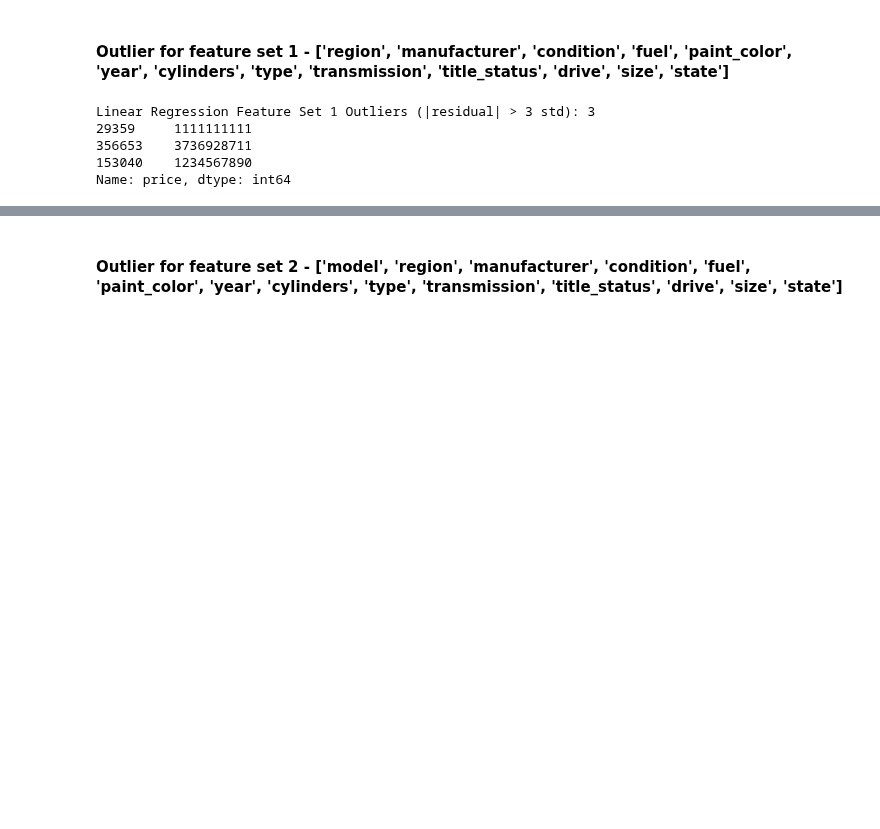
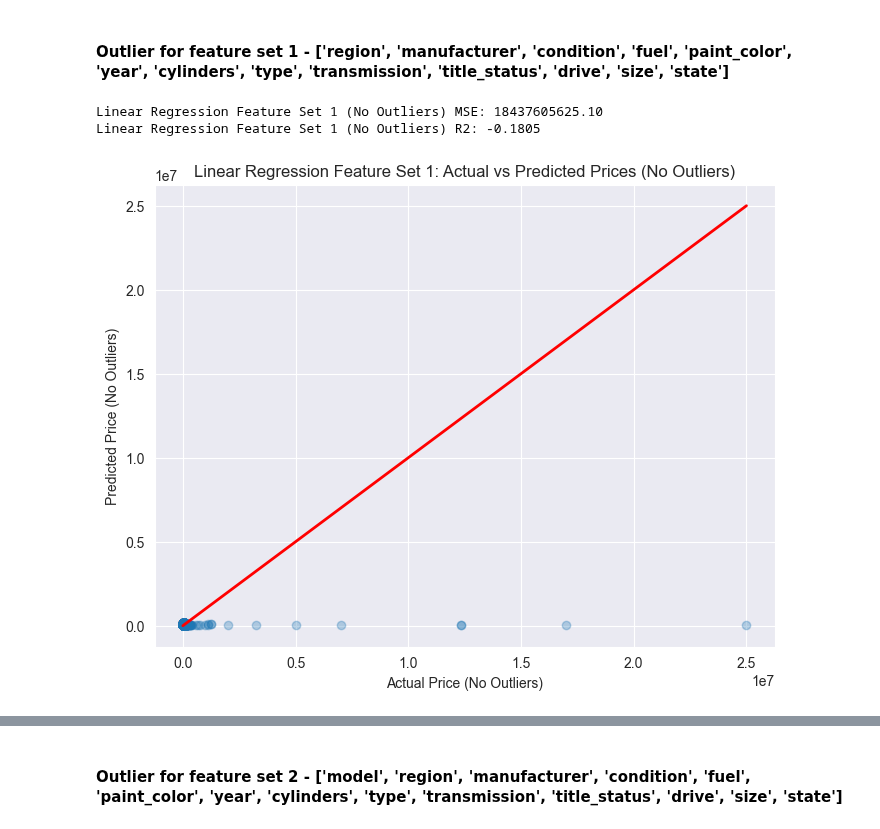
Before and after one commit to licyambrose/carpriceproject, a Jupyter notebook: used_car_price_v2.ipynb, the cells around one changed output, grey strips where cells are left out. Cells and saved outputs as stored; diff of their text form; code cells hidden in the pictures; blank space fills up the shorter version.

```diff
--- a/used_car_price_v2.ipynb
+++ b/used_car_price_v2.ipynb
@@ -788,20 +788,37 @@ title_status    0.000000
 ### Outlier Detection in Model Predictions
 # %% [markdown]
 #### Outlier for feature set 1 - ['region', 'manufacturer', 'condition', 'fuel', 'paint_color', 'year', 'cylinders', 'type', 'transmission', 'title_status', 'drive', 'size', 'state']
-# %%
-import numpy as np
-
-# Outlier detection for Linear Regression Feature Set 1
-residuals_lr1 = y1_test - y1_pred
-std_lr1 = np.std(residuals_lr1)
-mean_lr1 = np.mean(residuals_lr1)
-outlier_mask_lr1 = np.abs(residuals_lr1 - mean_lr1) > 3 * std_lr1
-outliers_lr1 = y1_test[outlier_mask_lr1]
-print(f'Linear Regression Feature Set 1 Outliers (|residual| > 3 std): {len(outliers_lr1)}')
-print(outliers_lr1)
-# %% [output]
-Linear Regression Feature Set 1 Outliers (|residual| > 3 std): 3
-29359     1111111111
-356653    3736928711
-153040    1234567890
-Name: price, dtype: int64
+# %%
+import numpy as np
+
+# Outlier detection for Linear Regression Feature Set 1
+residuals_lr1 = y1_test - y1_pred
+std_lr1 = np.std(residuals_lr1)
+mean_lr1 = np.mean(residuals_lr1)
+outlier_mask_lr1 = np.abs(residuals_lr1 - mean_lr1) > 3 * std_lr1
+# Remove outliers from test set
+X1_test_no_outliers = X1_test[~outlier_mask_lr1]
+y1_test_no_outliers = y1_test[~outlier_mask_lr1]
+# Predict again on filtered test set
+y1_pred_no_outliers = lr1.predict(X1_test_no_outliers)
+# Calculate MSE and R2 after outlier removal
+from sklearn.metrics import mean_squared_error, r2_score
+mse_no_outliers = mean_squared_error(y1_test_no_outliers, y1_pred_no_outliers)
+r2_no_outliers = r2_score(y1_test_no_outliers, y1_pred_no_outliers)
+print(f"Linear Regression Feature Set 1 (No Outliers) MSE: {mse_no_outliers:.2f}")
+print(f"Linear Regression Feature Set 1 (No Outliers) R2: {r2_no_outliers:.4f}")
+
+# Plot actual vs predicted prices without outliers
+import matplotlib.pyplot as plt
+plt.figure(figsize=(8, 6))
+plt.scatter(y1_test_no_outliers, y1_pred_no_outliers, alpha=0.3)
+plt.xlabel('Actual Price (No Outliers)')
+plt.ylabel('Predicted Price (No Outliers)')
+plt.title('Linear Regression Feature Set 1: Actual vs Predicted Prices (No Outliers)')
+plt.plot([y1_test_no_outliers.min(), y1_test_no_outliers.max()], [y1_test_no_outliers.min(), y1_test_no_outliers.max()], color='red', lw=2)
+plt.grid(True)
+plt.show()
+# %% [output]
+Linear Regression Feature Set 1 (No Outliers) MSE: 18437605625.10
+Linear Regression Feature Set 1 (No Outliers) R2: -0.1805
+[figure, added]
```
Also changed, not shown: parts of 2 cells of this notebook.
